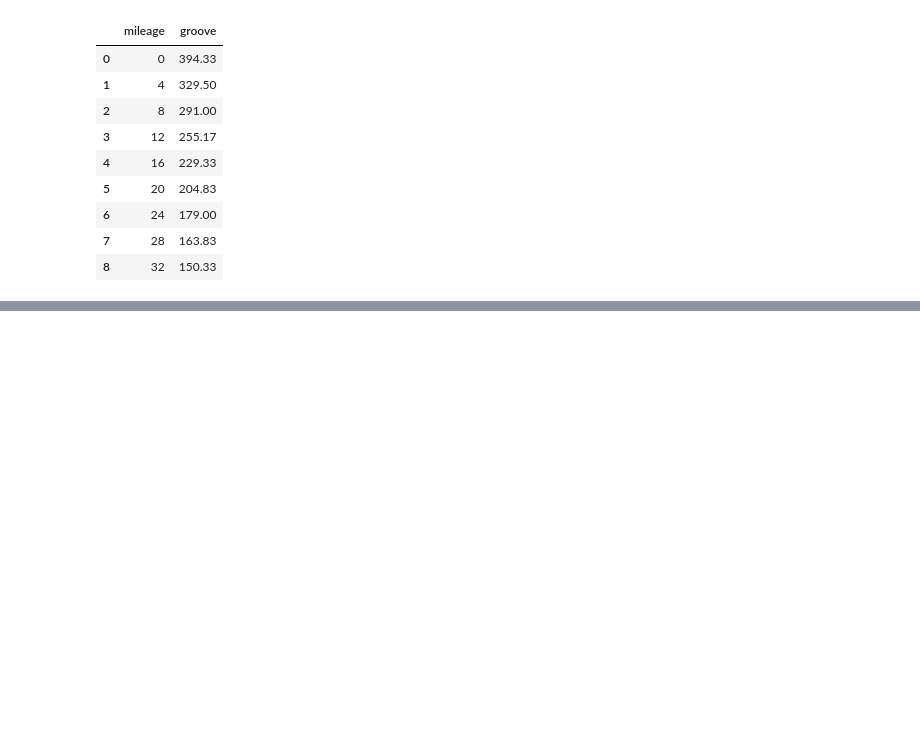
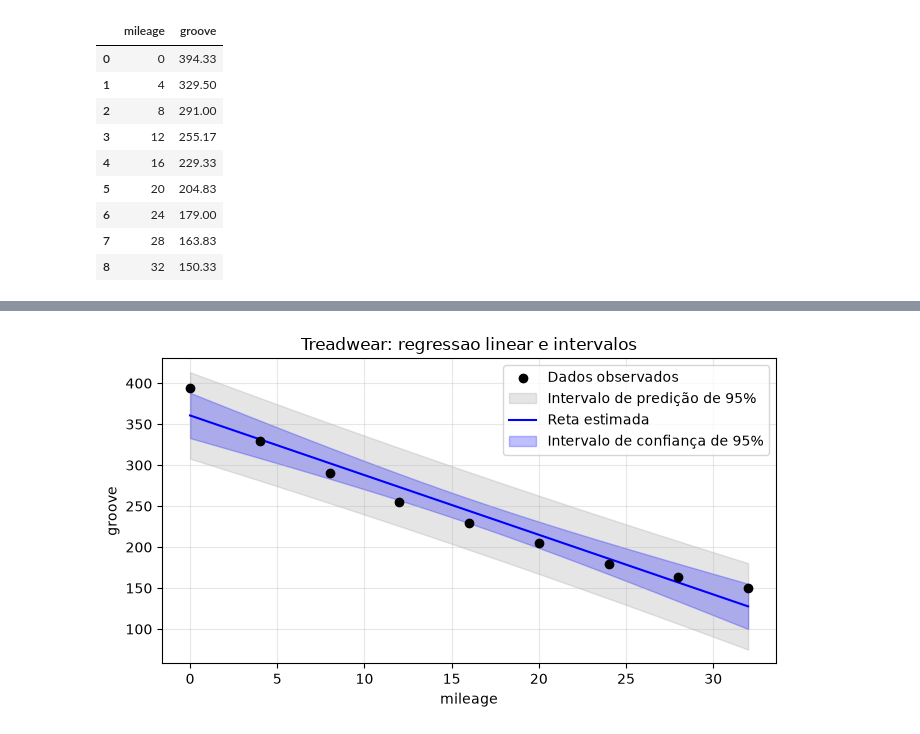
Before and after one commit to JoaoFerrett/Simple-Linear-Regression, a Jupyter notebook: treadwear.ipynb, the cells around one changed output, grey strips where cells are left out. Cells and saved outputs as stored; diff of their text form; code cells hidden in the pictures; blank space fills up the shorter version.

```diff
--- a/treadwear.ipynb
+++ b/treadwear.ipynb
@@ -32,0 +33,13 @@ plt.show()
+# %%
+import statsmodels.api as sm
+
+x = data["mileage"]
+y = data["groove"]
+
+X = sm.add_constant(x)
+
+# Ordinary Least Squares --> Método dos quadrados mínimos
+model = sm.OLS(y, X)
+result = model.fit()
+
+print(result.summary())
@@ -32,0 +64,55 @@ plt.show()
+# %%
+import numpy as np
+
+x_grade = np.linspace(x.min(), x.max(), 200)
+
+X_grade = sm.add_constant(x_grade)
+
+prediction = result.get_prediction(X_grade)
+prediction_table = prediction.summary_frame(alpha = 0.05)
+
+fig, ax = plt.subplots(figsize = (7, 4))
+
+ax.scatter(x, y, color = "black", label = "Dados observados", zorder = 3)
+
+# Predição de 95%
+ax.fill_between(
+    x_grade,
+    prediction_table["obs_ci_lower"],
+    prediction_table["obs_ci_upper"],
+    color = "gray",
+    alpha = 0.2,
+    label = "Intervalo de predição de 95%"
+)
+
+# Reta dos quadrados minimos
+ax.plot(
+    x_grade,
+    prediction_table["mean"],
+    color = "blue",
+    label = "Reta estimada"
+)
+
+# Intervalo de Confiaça de 95%
+ax.fill_between(
+    x_grade,
+    prediction_table["mean_ci_lower"],
+    prediction_table["mean_ci_upper"],
+    color = "blue",
+    alpha = 0.25,
+    label = "Intervalo de confiança de 95%"
+)
+
+ax.set(
+    title = "Treadwear: regressao linear e intervalos",
+    xlabel = "mileage",
+    ylabel = "groove"
+)
+
+ax.grid(alpha = 0.3)
+ax.legend()
+
+plt.tight_layout()
+plt.show()
+# %% [output]
+[figure, added]
```
Also changed, not shown: parts of 10 cells of this notebook.
